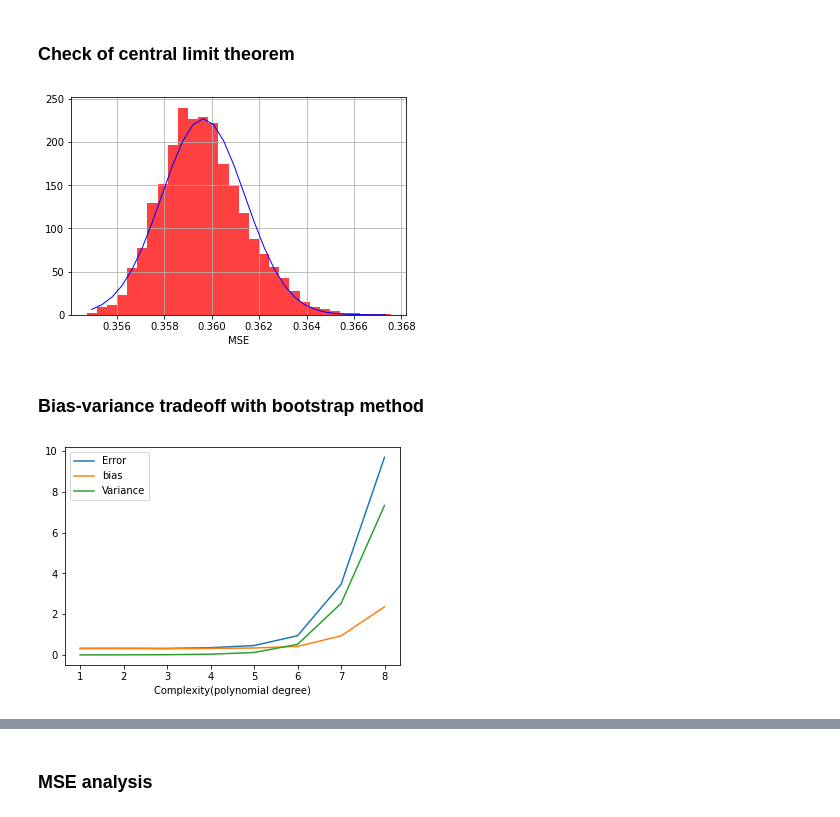
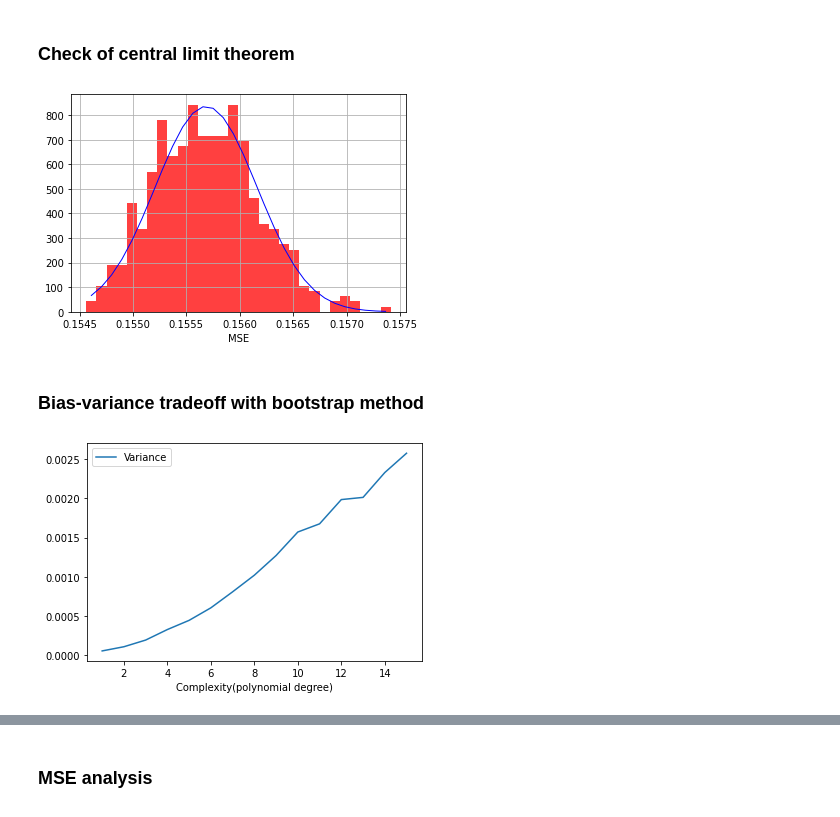
Before and after one commit to engyssimo/MLProjectNucphys, a Jupyter notebook: Project1/Project1.ipynb, the cells around one changed output, grey strips where cells are left out. Drawn from its saved outputs; the diff is of its cells as text; code cells hidden in the pictures.

```diff
--- a/Project1/Project1.ipynb
+++ b/Project1/Project1.ipynb
@@ -90,11 +90,11 @@ def create_X(x, y, n=1 ):
 n_points = 100
 
 #set random seed
-np.random.seed(1)
+np.random.seed(1234)
 x0 = np.random.rand(n_points)
 
 #set random seed
-np.random.seed(2)
+np.random.seed(2567)
 y0 = np.random.rand(n_points)
 
 #mesh arrays of x and y
@@ -107,7 +107,7 @@ maxdegree = 5
 X = create_X(x,y,maxdegree)
 
 #generate normal distributed noise
-noise_amp = 0.1
+noise_amp = 0
 noise = noise_amp*np.random.randn(X.shape[0])
 
 
@@ -277,7 +252,7 @@ def bootstrap_OLS(X_train, X_test, z_train, z_test, n_bootstrap):
 ### Check of central limit theorem
 # %%
 #number of resamplings
-n_bootstrap = 3000
+n_bootstrap = 500
 
 
 deg = 5
@@ -306,37 +281,12 @@ plt.ylabel('')
 plt.grid(True)
 plt.show()
 # %% [output]
-[figure, old version]
+[figure, new version]
 # %% [markdown]
 ### Bias-variance tradeoff with bootstrap method
-# %%
-#number of points for each axis
-n_points = 20
-
-#set random seed
-np.random.seed(1)
-x0 = np.random.rand(n_points)
-
-#set random seed
-np.random.seed(2)
-y0 = np.random.rand(n_points)
-
-#mesh arrays of x and y
-x,y = np.meshgrid(x0,y0)
-
-#create a dummy design matrix for the arrays of x and y
-X0 = create_X(x,y,n=1)
-
-#generate normal distributed noise
-noise_amp = 0.1
-noise = noise_amp*np.random.randn(X0.shape[0])
-
-
-#calculate starting target values with noise
-z = FrankeFunction(X0[:,1],X0[:,2]) + noise
 # %%
 #maximum degree of polynomial
-maxdegree = 8
+maxdegree = 15
 
 #number of bootstrap resamplings
 n_bs = 150
@@ -354,33 +304,33 @@ MSE_boot = np.zeros((maxdegree,2))
 #cycle on polynomial degrees
 
 for degree in range(maxdegree):
 
     X = create_X(x,y,degree + 1)
 
     X = MatrixScaler(X)
 
     # Why needed random_state
     # The random_seed makes sure we take the same indices for spliting every time, and it is necessary to test the same test set
     X_train, X_test, z_train, z_test = train_test_split(X, z, test_size=0.3, random_state = 2)
 
     _, z_pred, mse = bootstrap_OLS(X_train, X_test, z_train, z_test, n_bs )
     z_t = z_test.reshape(len(z_test),1)
     polydegree[degree] = degree+1
     error[degree] = np.mean( np.mean((z_t - z_pred)**2, axis=1, keepdims=True) )
     bias[degree] = np.mean( (z_t - np.mean(z_pred, axis=1, keepdims=True))**2 )
     variance[degree] = np.mean( np.var(z_pred, axis=1, keepdims=True) )
 
     MSE_boot[degree, 0] = np.mean(mse[:,0])
     MSE_boot[degree, 1] = np.mean(mse[:,1])
 
 
 #plot the results
-plt.plot(polydegree, error, label='Error')
-plt.plot(polydegree, bias, label='bias')
+#plt.plot(polydegree, error, label='Error')
+#plt.plot(polydegree, bias, label='bias')
 plt.plot(polydegree, variance, label='Variance')
 plt.xlabel('Complexity(polynomial degree)')
 
 plt.legend()
 plt.show()
 # %% [output]
-[figure, old version]
+[figure, new version]
```
Also changed, not shown: parts of 10 cells of this notebook, 1 other file.
